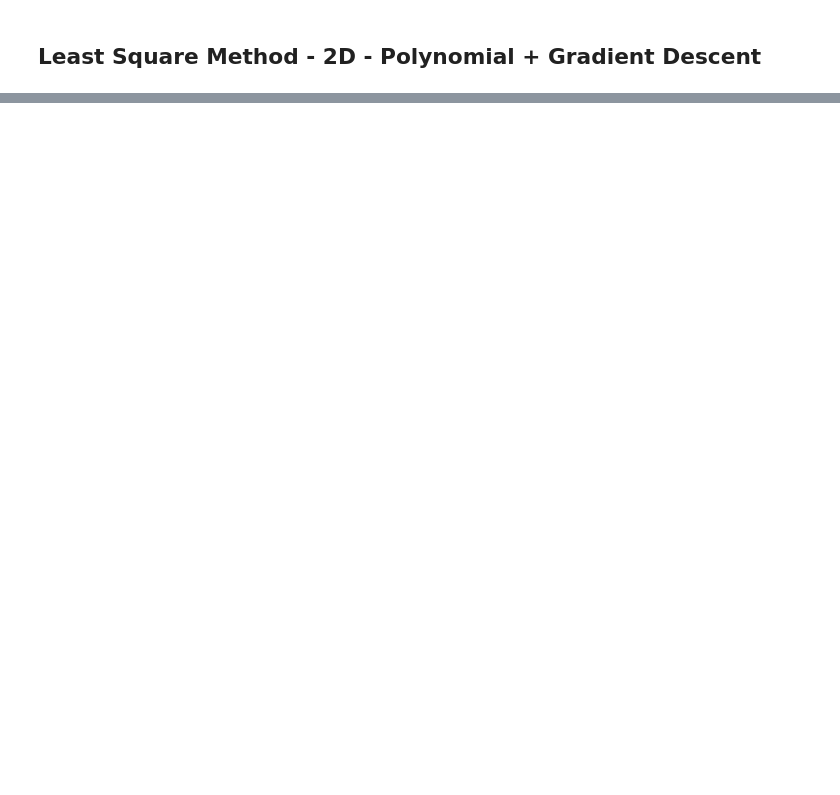
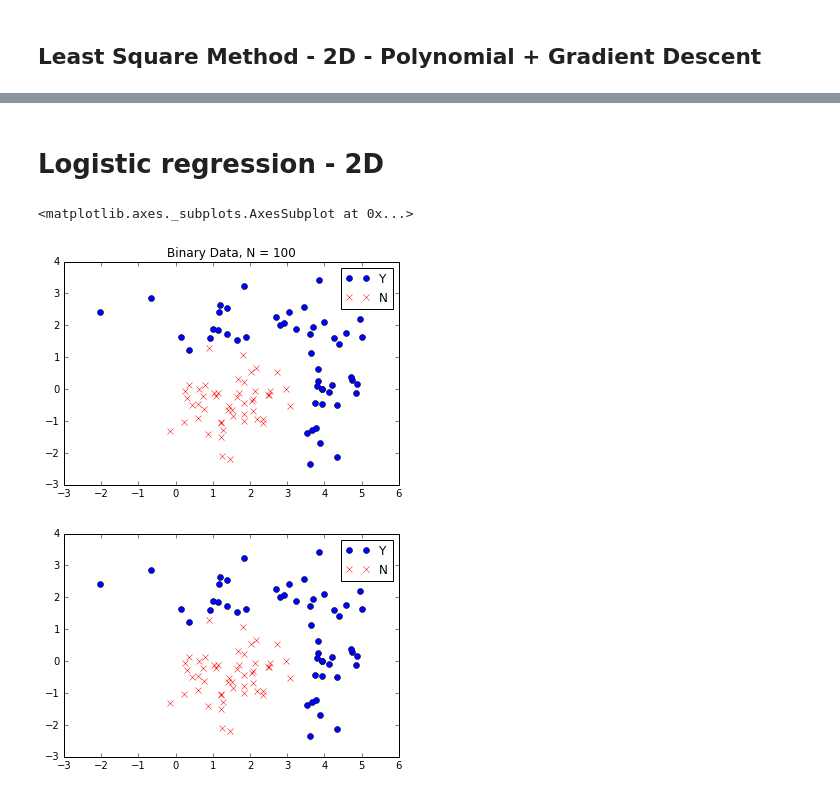
Before and after one commit to macromancer/DLTutorial_Python, a Jupyter notebook: LinearLeastSquare-2D.ipynb, the cells around one changed output, grey strips where cells are left out. Drawn from its saved outputs; the diff is of its cells as text; code cells hidden in the pictures; blank space fills up the shorter version.

```diff
--- a/LinearLeastSquare-2D.ipynb
+++ b/LinearLeastSquare-2D.ipynb
@@ -217,0 +220,71 @@ a = fit_GD(X, np.matrix(z).T, epoch, mu)
+# %% [markdown]
+# Logistic regression - 2D
+# %%
+%matplotlib inline
+
+import numpy as np
+from numpy import random
+import matplotlib.pyplot as plt
+import matplotlib.colors as colors
+import matplotlib.cm as cm
+
+# Generate 2D data
+N = 100
+
+random.seed(5)
+
+Yes = np.zeros([N/2, 2])
+Yes1 = np.random.multivariate_normal([4, 0], [[0.3, 0], [0, 2]], N/4)
+Yes2 = np.random.multivariate_normal([2, 2], [[2, 0], [0, 0.3]], N/4)
+Yes[:N/4, :] = Yes1
+Yes[N/4:, :] = Yes2
+
+No = np.random.multivariate_normal([1.5, -0.5], [[0.5, 0], [0, 0.5]], N/2)
+
+fig = plt.figure()
+ax = fig.add_subplot(111)
+ax.plot(Yes[:,0], Yes[:,1], 'o', color='b', label='Y')
+ax.plot(No[:,0], No[:,1], 'x', color='r', label='N')
+ax.set_title(u'Binary Data, N = %d' % N)
+ax.legend()
+
+
+x = np.zeros([Yes.shape[0] + No.shape[0], 2])
+x[:N/2, :2] = Yes
+x[N/2:, :2] = No
+
+y = np.zeros([Yes.shape[0] + No.shape[0], 1])
+y[:N/2, 0] = 1
+
+#y = np.zeros(Yes.shape[0] + No.shape[0])
+#y[:N/2] = 1
+
+
+
+
+def plot_bi_data(x, y, title = u'',
+                       markers = [u'x', u'o'],
+                       colors = ['r', 'b'],
+                       labels = [u'N', u'Y'],
+                       ax = None):
+    idx = [0, 0]
+    for i in range(2):
+        idx[i] = (np.where(y==i)[0])
+
+    if (ax == None):
+        ax = plt.figure().add_subplot(111)
+
+    for i in (1, 0):
+        ax.plot(x[idx[i],0], x[idx[i],1], markers[i],
+                                          color=colors[i],
+                                          label= labels[i])
+    ax.set_title(title)
+    ax.legend()
+
+    return ax
+
+plot_bi_data(x, y)
+# %% [output]
+<matplotlib.axes._subplots.AxesSubplot at 0x...>
+[figure, added]
+[figure, added]
```
Also changed, not shown: parts of 5 cells of this notebook.
